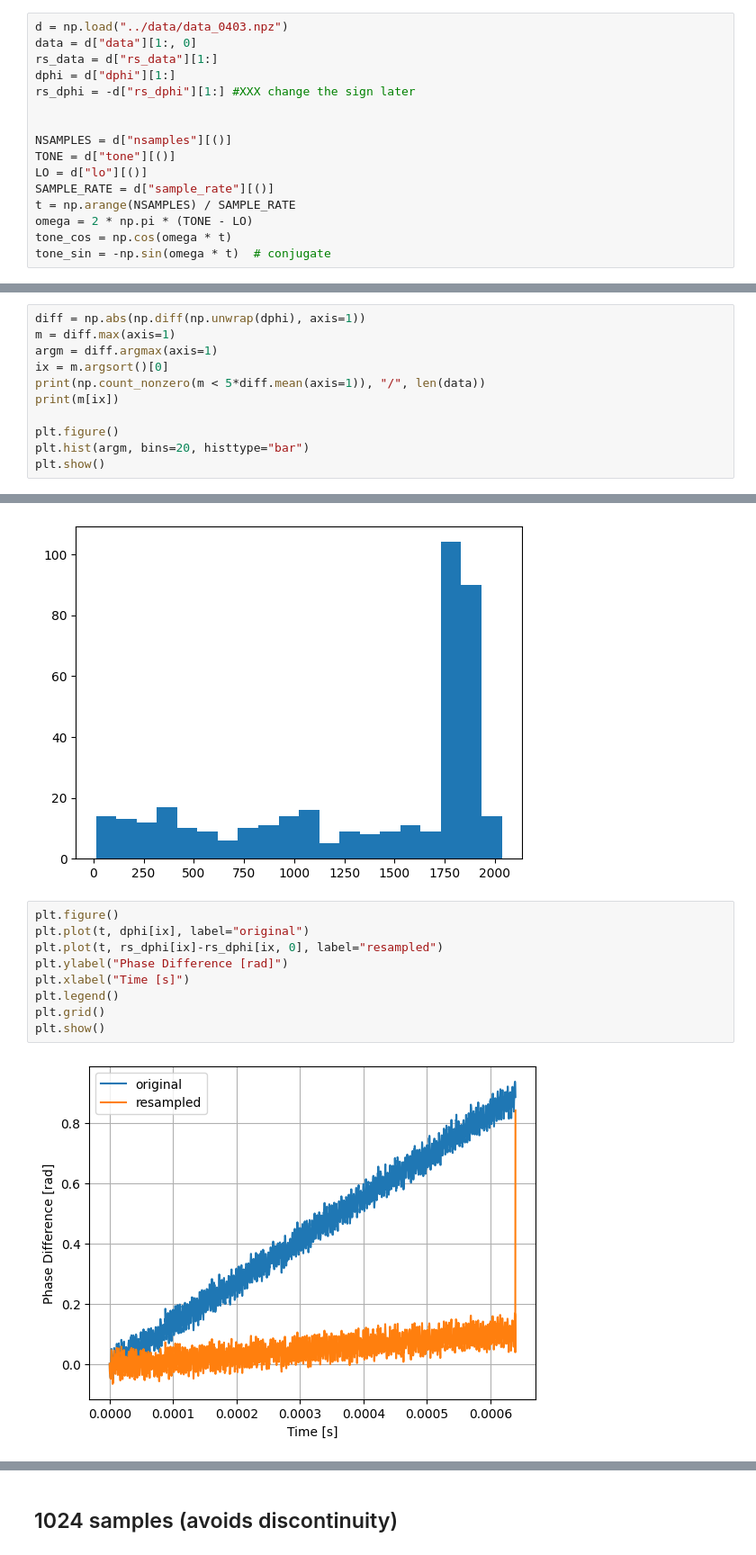
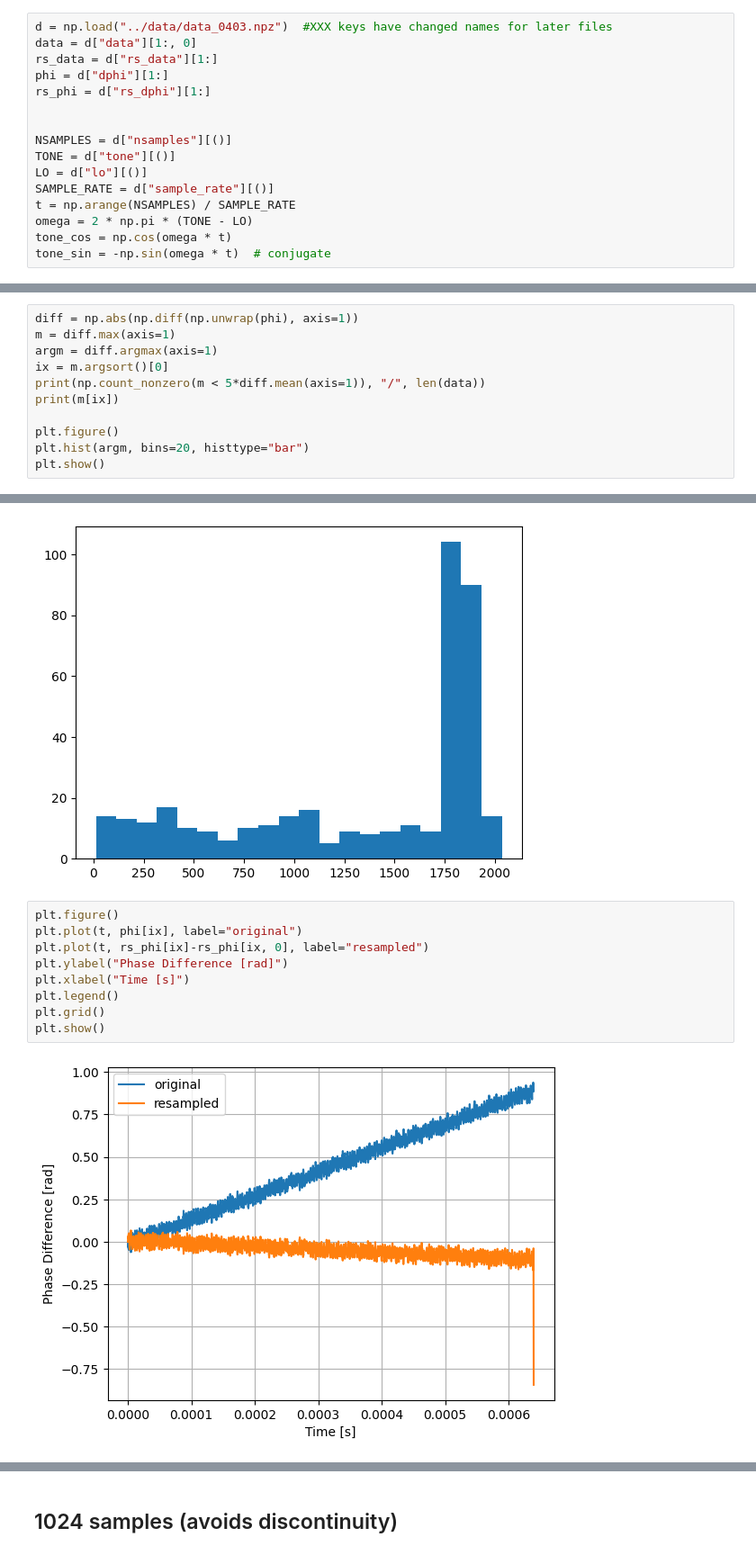
Before and after one commit to AaronParsons/sdrudp, a Jupyter notebook: notebooks/phase_detect_and_correct.ipynb, the cells around one changed output, grey strips where cells are left out. Shown at 90% size. Saved outputs shown, nothing was run; the diff lists cells and outputs as text.

```diff
--- a/notebooks/phase_detect_and_correct.ipynb
+++ b/notebooks/phase_detect_and_correct.ipynb
@@ -92,11 +89,11 @@ plt.show()
 # %% [markdown]
 ## Real data: 2048 samples
 # %%
-d = np.load("../data/data_0403.npz")
+d = np.load("../data/data_0403.npz")  #XXX keys have changed names for later files
 data = d["data"][1:, 0]
 rs_data = d["rs_data"][1:]
-dphi = d["dphi"][1:]
-rs_dphi = -d["rs_dphi"][1:] #XXX change the sign later
+phi = d["dphi"][1:]
+rs_phi = d["rs_dphi"][1:]
 
 
 NSAMPLES = d["nsamples"][()]
@@ -126,5 +123,5 @@ plt.show()
 # %%
-diff = np.abs(np.diff(np.unwrap(dphi), axis=1))
+diff = np.abs(np.diff(np.unwrap(phi), axis=1))
 m = diff.max(axis=1)
 argm = diff.argmax(axis=1)
 ix = m.argsort()[0]
@@ -140,12 +137,12 @@ plt.show()
 [figure]
 # %%
 plt.figure()
-plt.plot(t, dphi[ix], label="original")
-plt.plot(t, rs_dphi[ix]-rs_dphi[ix, 0], label="resampled")
+plt.plot(t, phi[ix], label="original")
+plt.plot(t, rs_phi[ix]-rs_phi[ix, 0], label="resampled")
 plt.ylabel("Phase Difference [rad]")
 plt.xlabel("Time [s]")
 plt.legend()
 plt.grid()
 plt.show()
 # %% [output]
-[figure, old version]
+[figure, new version]
```
Also changed, not shown: parts of 12 cells of this notebook.
